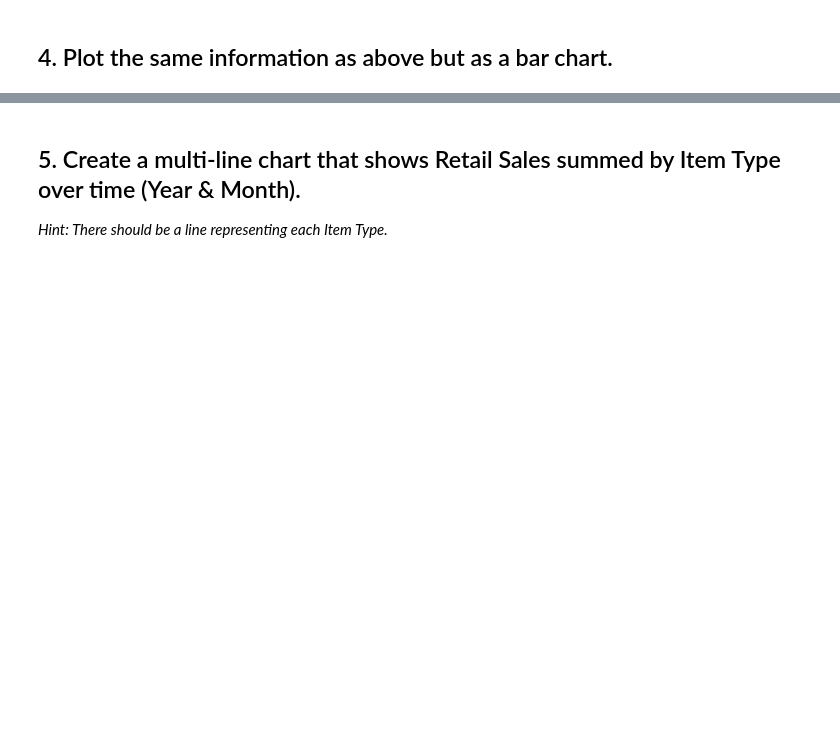
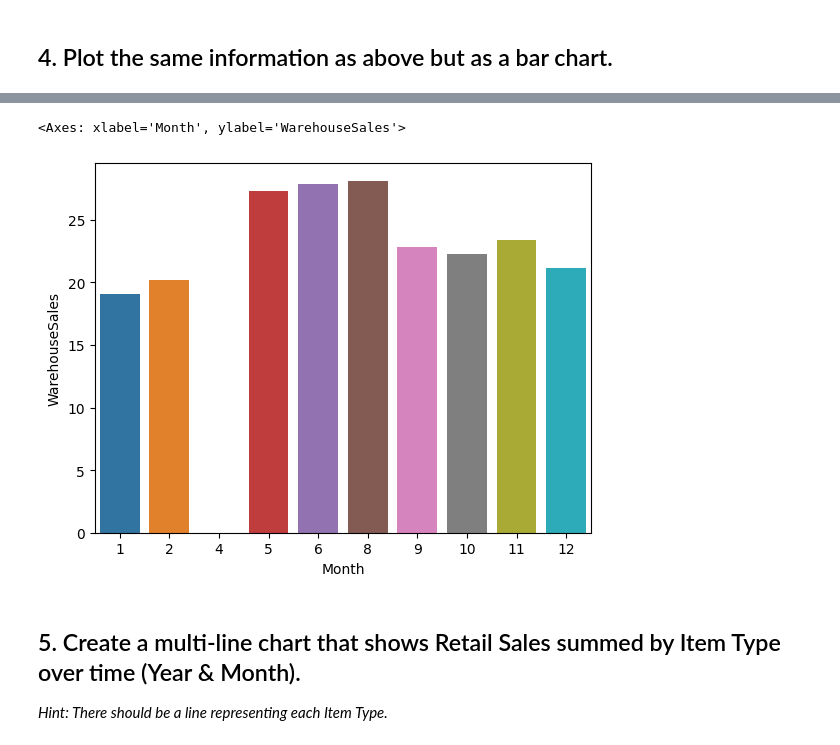
Before and after one commit to Dogmael/DAFT_0307, a Jupyter notebook: module_2/Lab_2_ Plotting-Multiple-Data-Series/main.ipynb, the cells around one changed output, grey strips where cells are left out. Cells and saved outputs as stored; diff of their text form; code cells hidden in the pictures; blank space fills up the shorter version.

```diff
--- a/module_2/Lab_2_ Plotting-Multiple-Data-Series/main.ipynb
+++ b/module_2/Lab_2_ Plotting-Multiple-Data-Series/main.ipynb
@@ -78,2 +141,5 @@ data_plot[["Supplier","TotalSales"]].groupby('Supplier').sum()
 # %% [markdown]
 ## 4. Plot the same information as above but as a bar chart.
+# %%
+data_plot["Month"] = data_plot.index #Tant que c'est en index, impossible de plot
+data_plot["Month"]
@@ -80,3 +159,8 @@ data_plot[["Supplier","TotalSales"]].groupby('Supplier').sum()
+# %%
+sns.barplot(data = data_plot, x = "Month", y="WarehouseSales")
+# %% [output]
+<Axes: xlabel='Month', ylabel='WarehouseSales'>
+[figure, added]
 # %% [markdown]
 ## 5. Create a multi-line chart that shows Retail Sales summed by Item Type over time (Year & Month).
 
```
Also changed, not shown: parts of 16 cells of this notebook, 1 other file.
